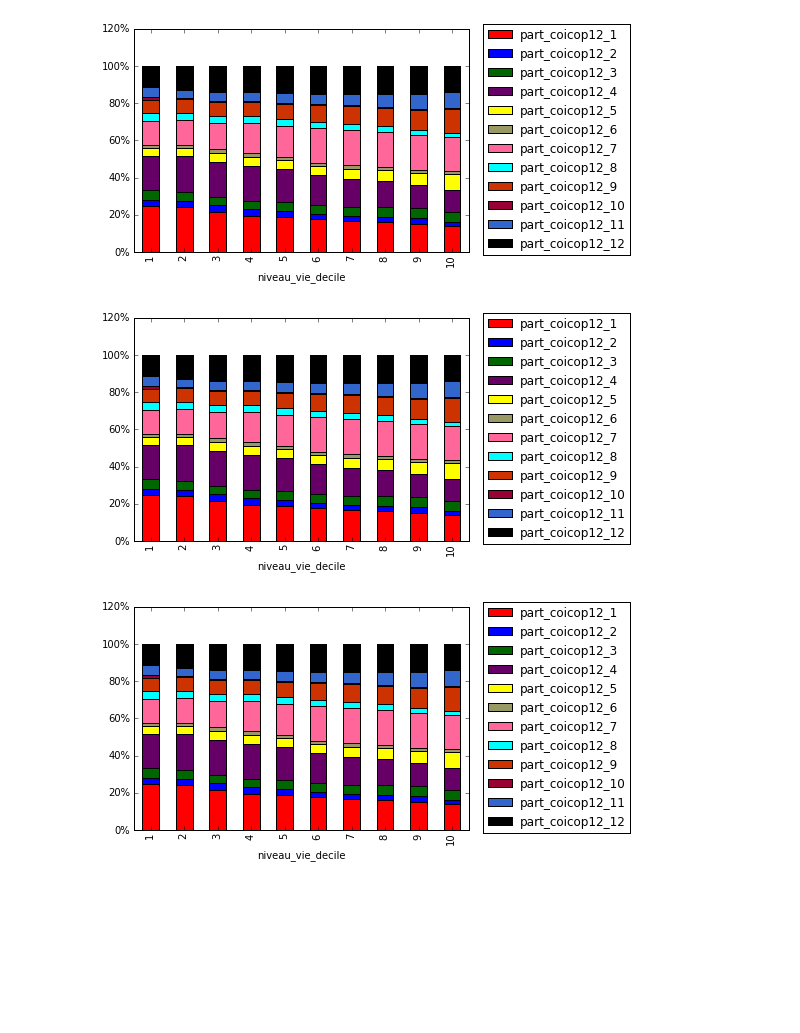
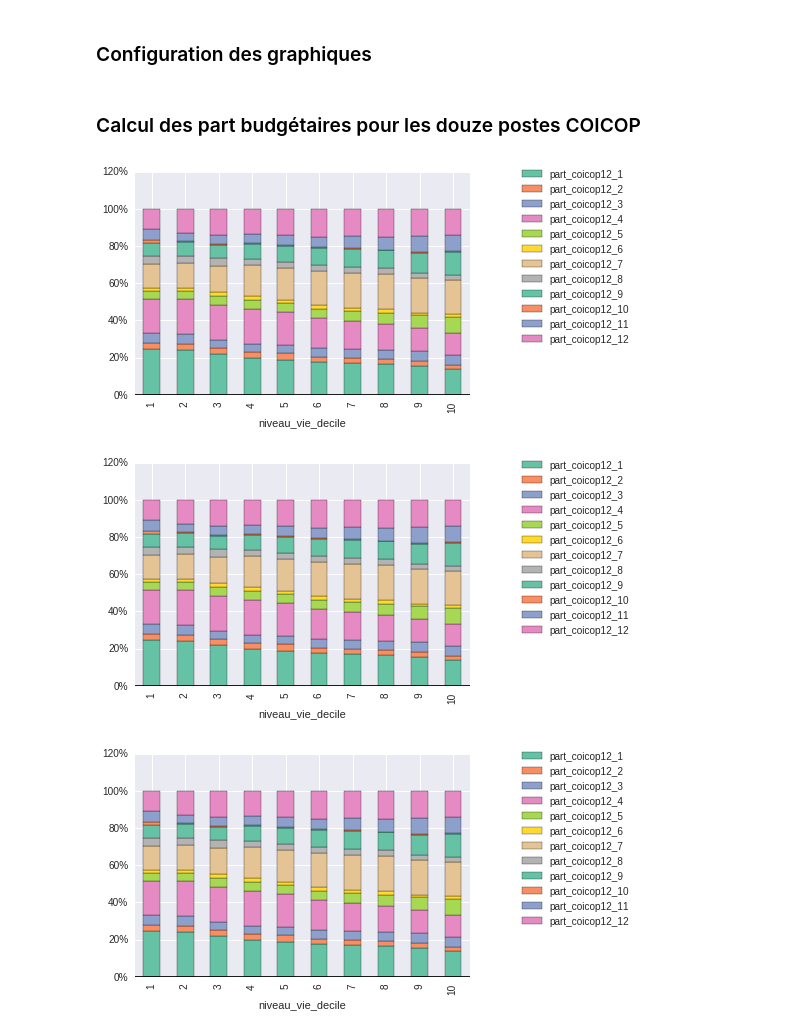
Before and after one commit to openfisca/openfisca-france-indirect-taxation, a Jupyter notebook: openfisca_france_indirect_taxation/example/notebooks/consumption_distribution_1995_2011.ipynb, the cells around one changed output. Cells and saved outputs as stored; diff of their text form; code cells hidden in the pictures; blank space fills up the shorter version.

Commit message:
Switch dependencies from openfisca_france_data to openfisca-survey-manager USe seaborn for plots

```diff
--- a/openfisca_france_indirect_taxation/example/notebooks/consumption_distribution_1995_2011.ipynb
+++ b/openfisca_france_indirect_taxation/example/notebooks/consumption_distribution_1995_2011.ipynb
@@ -1,11 +13,7 @@
+# %% [markdown]
+### Configuration des graphiques
 # %%
-from __future__ import division
-
-import pandas
-import matplotlib.ticker as ticker
-
-from openfisca_france_indirect_taxation.example.utils_example import create_survey_scenario
-
+seaborn.set_palette(seaborn.color_palette("Set2", 12))
 def percent_formatter(x, pos = 0):
     return '%1.0f%%' % (100 * x)
 
@@ -16,4 +21,8 @@ simulated_variables = ['coicop12_{}'.format(coicop12_index) for coicop12_index i
+# %% [markdown]
+### Calcul des part budgétaires pour les douze postes COICOP
 # %%
+# Liste des coicop agrégées en 12 postes
+simulated_variables = ['coicop12_{}'.format(coicop12_index) for coicop12_index in range(1, 13)]
 for year in [2000, 2005, 2011]:
     survey_scenario = create_survey_scenario(year)
     simulation = survey_scenario.new_simulation()
@@ -24,7 +33,6 @@ for year in [2000, 2005, 2011]:
             survey_scenario.compute_pivot_table(values = [values], columns = ['niveau_vie_decile'])
             ])
     df = pivot_table.T
-    df['depenses_tot'] = 0
     df['depenses_tot'] = df[['coicop12_{}'.format(i) for i in range(1, 13)]].sum(axis = 1)
 
     for i in range(1, 13):
@@ -33,17 +41,15 @@ for year in [2000, 2005, 2011]:
 # %%
 for year in [2000, 2005, 2011]:
     axes = df[['part_coicop12_{}'.format(i) for i in range(1, 13)]].plot(
         kind = 'bar',
         stacked = True,
-        color = ['#FF0000', '#0000FF', '#006600', '#660066', '#FFFF00', '#999966', '#FF6699', '#00FFFF',
-                 '#CC3300', '#990033', '#3366CC', '#000000']
         )
     axes.axhline(0, color = 'k')
     axes.yaxis.set_major_formatter(ticker.FuncFormatter(percent_formatter))
     axes.legend(
         bbox_to_anchor = (1.5, 1.05),
         )
 # %% [output]
-[figure, old version]
+[figure, new version]
-[figure, old version]
+[figure, new version]
-[figure, old version]
+[figure, new version]
```
Also changed, not shown: parts of 5 cells of this notebook, 12 other files.
